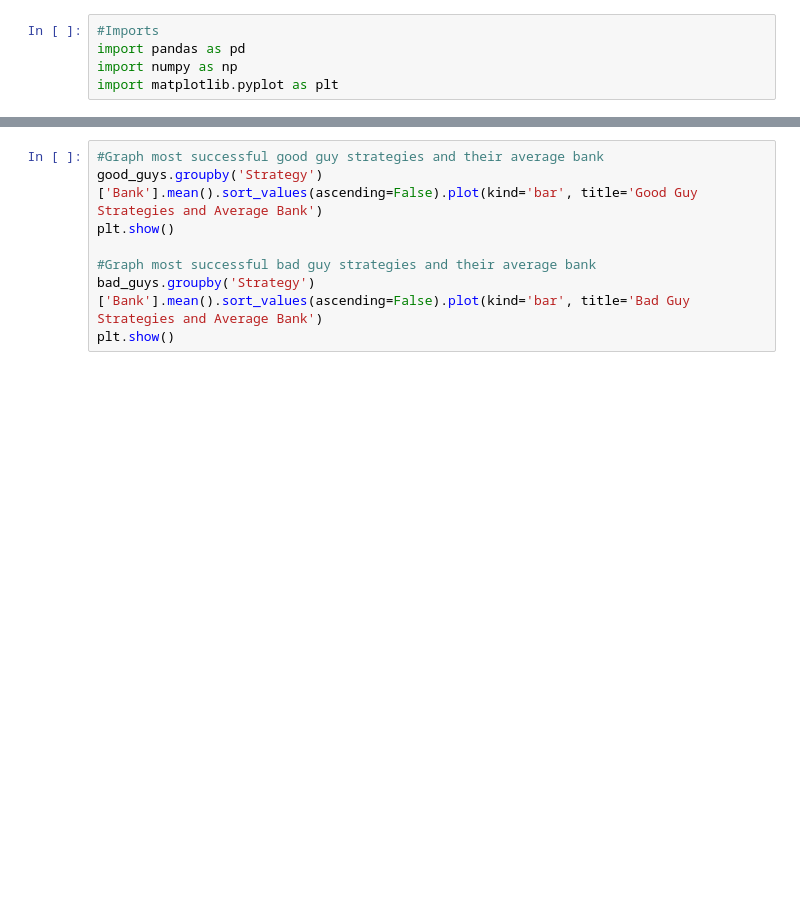
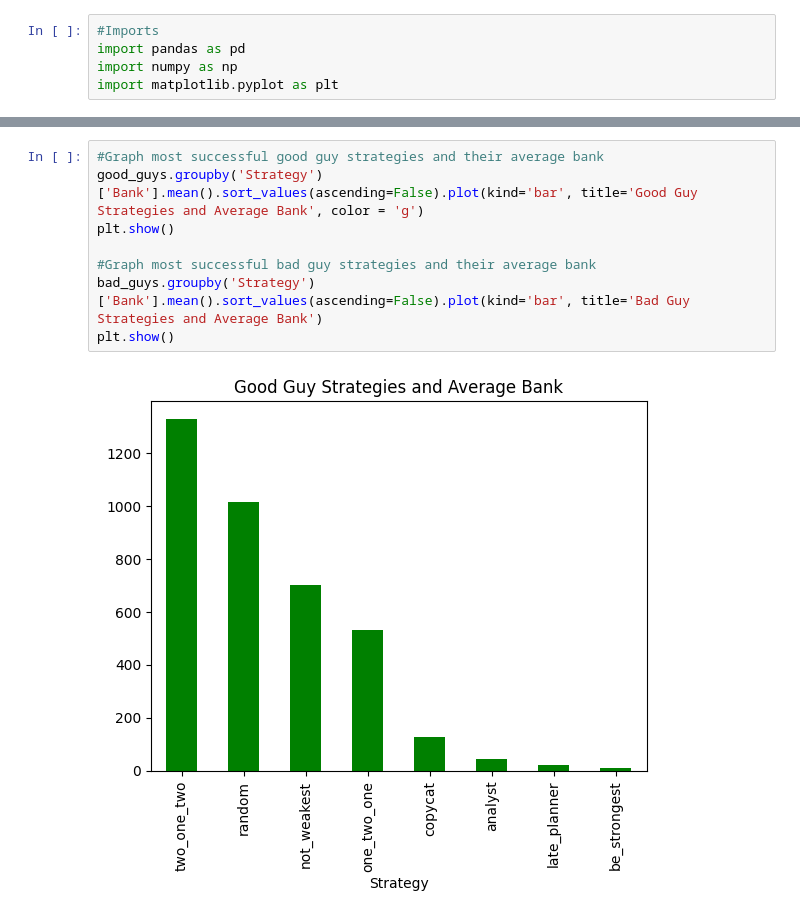
Before and after one commit to JensenJudkins/5110-Final-Project, a Jupyter notebook: Analysis.ipynb, the cells around one changed output, grey strips where cells are left out. Saved outputs shown, nothing was run; the diff lists cells and outputs as text; blank space fills up the shorter version.

```diff
--- a/Analysis.ipynb
+++ b/Analysis.ipynb
@@ -41,8 +84,10 @@ print(bad_guys.groupby('Strategy')['Bank'].mean().sort_values(ascending=False))
 # %%
 #Graph most successful good guy strategies and their average bank
-good_guys.groupby('Strategy')['Bank'].mean().sort_values(ascending=False).plot(kind='bar', title='Good Guy Strategies and Average Bank')
+good_guys.groupby('Strategy')['Bank'].mean().sort_values(ascending=False).plot(kind='bar', title='Good Guy Strategies and Average Bank', color = 'g')
 plt.show()
 
 #Graph most successful bad guy strategies and their average bank
 bad_guys.groupby('Strategy')['Bank'].mean().sort_values(ascending=False).plot(kind='bar', title='Bad Guy Strategies and Average Bank')
 plt.show()
+# %% [output]
+[figure, added]
```
Also changed, not shown: parts of 8 cells of this notebook, 3 other files.
